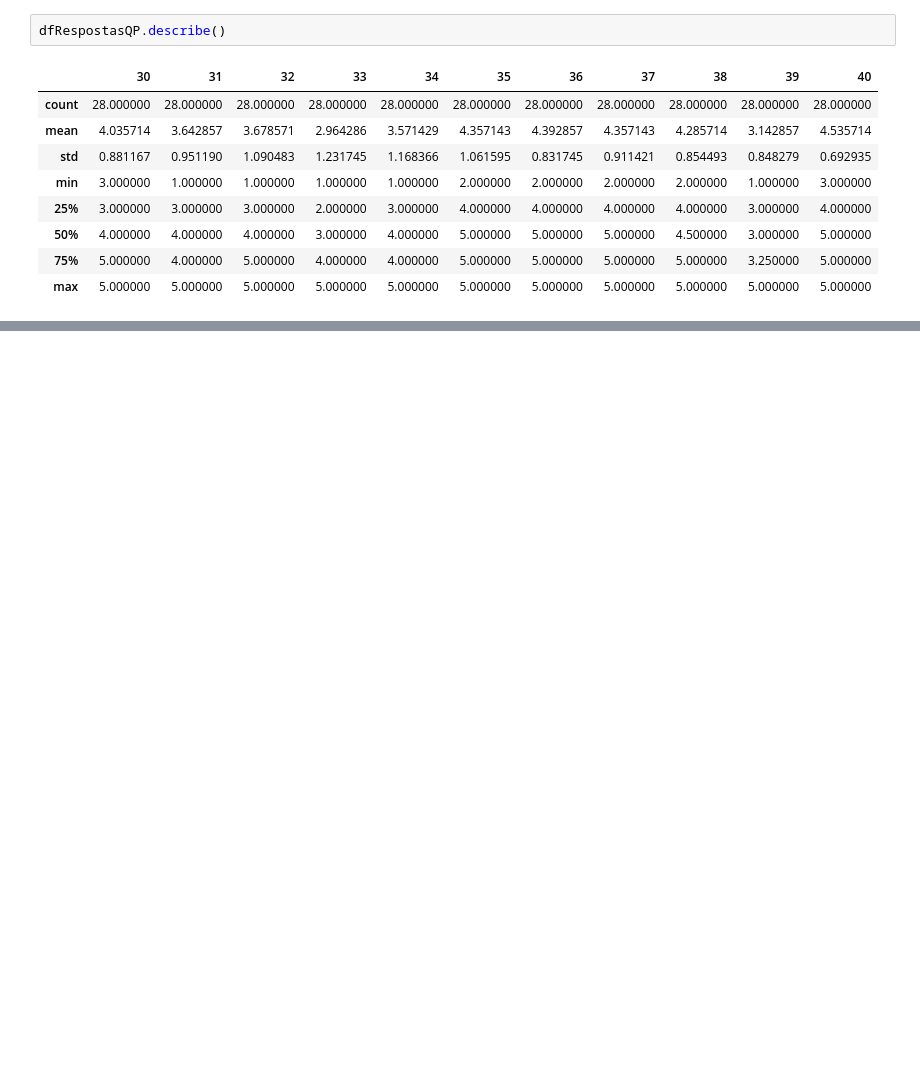
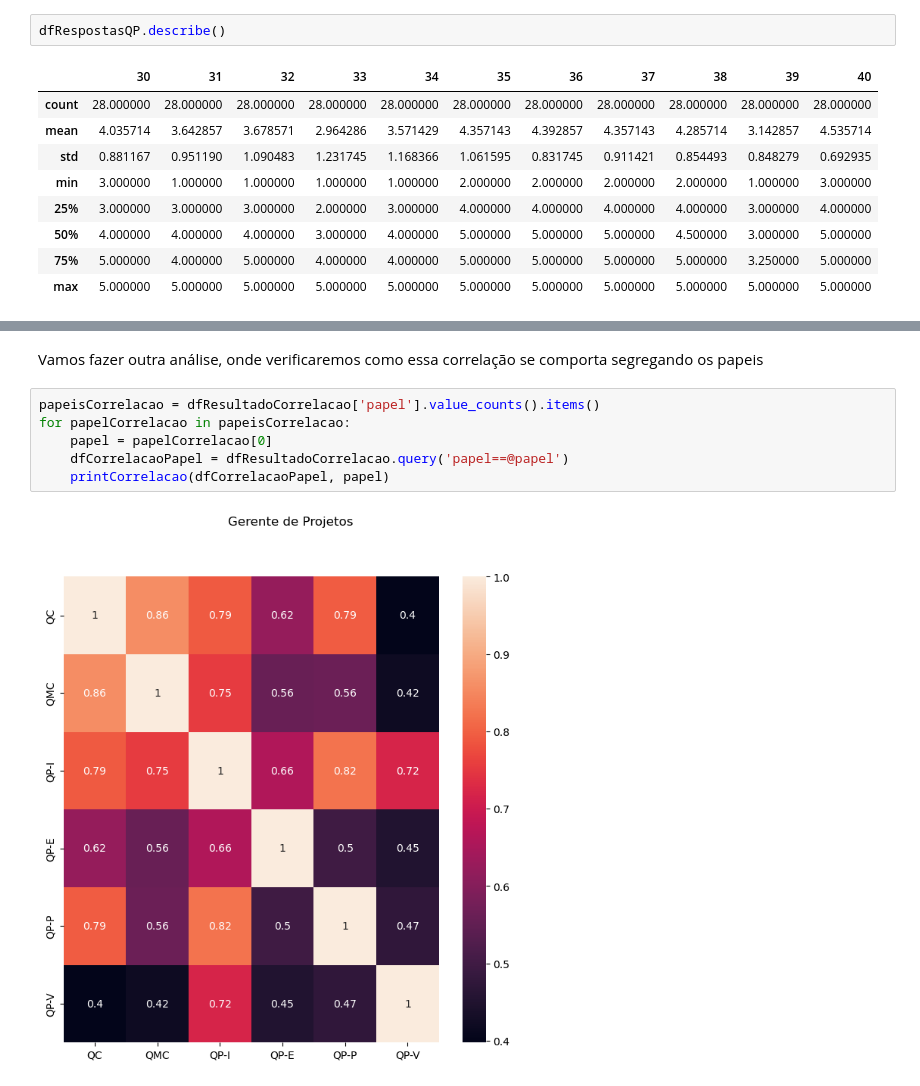
Before and after one commit to demetriusjube/ppca-engenharia-requisitos, a Jupyter notebook: analise-respostas.ipynb, the cells around one changed output, grey strips where cells are left out. Drawn from its saved outputs; the diff is of its cells as text; blank space fills up the shorter version.

```diff
--- a/analise-respostas.ipynb
+++ b/analise-respostas.ipynb
@@ -1130,0 +969,10 @@ print(dfResultadoFinalTecnicas)
+# %% [markdown]
+Vamos fazer outra análise, onde verificaremos como essa correlação se comporta segregando os papeis
+# %%
+papeisCorrelacao = dfResultadoCorrelacao['papel'].value_counts().items()
+for papelCorrelacao in papeisCorrelacao:
+    papel = papelCorrelacao[0]
+    dfCorrelacaoPapel = dfResultadoCorrelacao.query('papel==@papel')
+    printCorrelacao(dfCorrelacaoPapel, papel)
+# %% [output]
+[figure, added]
```
Also changed, not shown: parts of 30 cells of this notebook.
